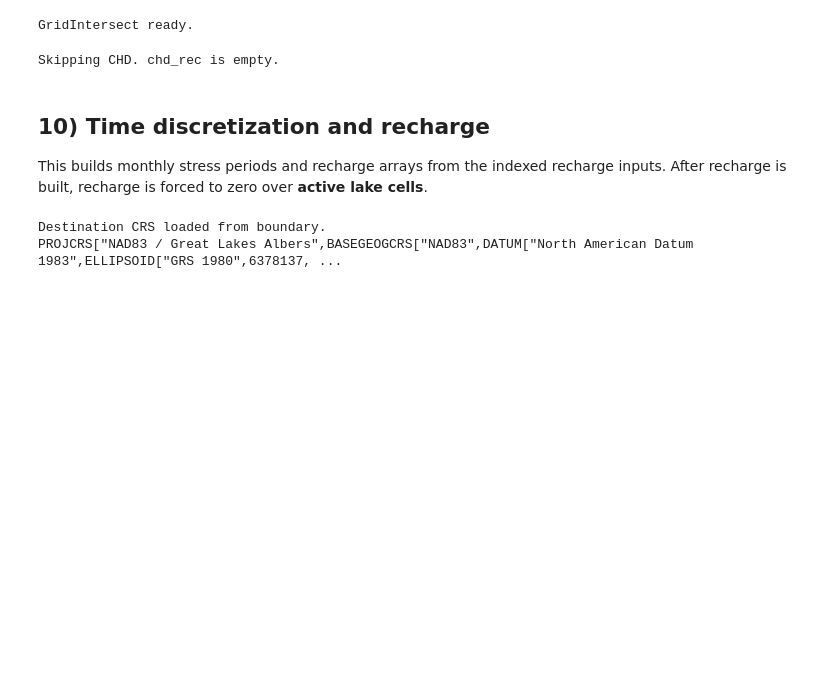
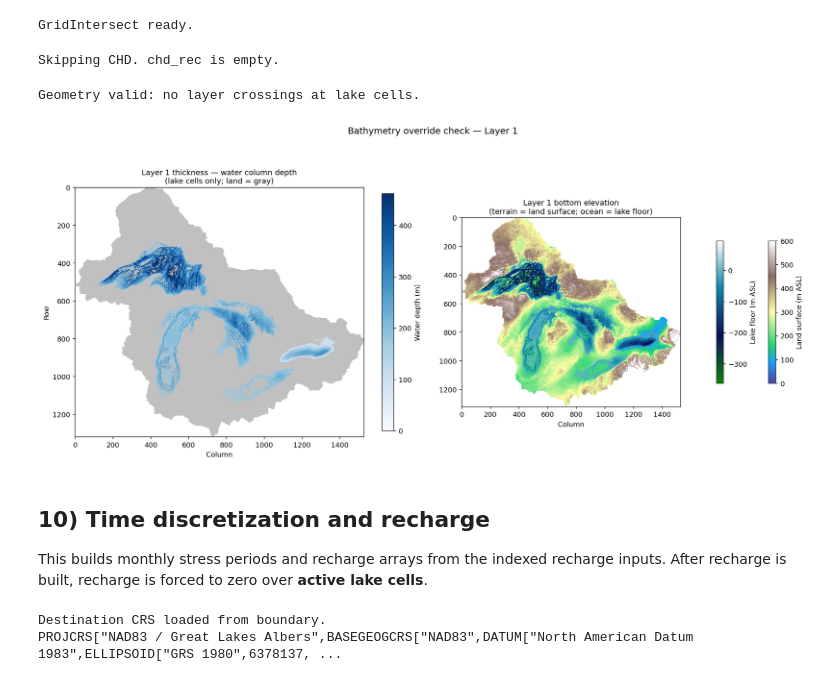
Before and after one commit to saminab/GreatLakesProject, a Jupyter notebook: flopysim/Modeflow6_SImulation.ipynb, the cells around one changed output. Cells and saved outputs as stored; diff of their text form; code cells hidden in the pictures; blank space fills up the shorter version.

Commit message:
Add the Lake Bathmethry to the bottom of Layer 1(modeltop)

```diff
--- a/flopysim/Modeflow6_SImulation.ipynb
+++ b/flopysim/Modeflow6_SImulation.ipynb
@@ -623,6 +699,79 @@ dfChd = pd.DataFrame(columns=["row", "col", "head"])
 print("Skipping CHD. chd_rec is empty.")
 # %% [output]
 Skipping CHD. chd_rec is empty.
+# %%
+# ---- verify no layer crossings at lake cells ----
+geom_ok = True
+for k in range(1, nlay):
+    top_k   = top2d if k == 0 else botm3d[k - 1]
+    thk_k   = top_k - botm3d[k]
+    bad_lake = lake_bathy_mask & (thk_k <= 0)
+    if bad_lake.any():
+        print(f"Layer {k+1} crossing at {int(bad_lake.sum())} lake cells")
+        geom_ok = False
+if geom_ok:
+    print("Geometry valid: no layer crossings at lake cells.")
+# %% [output]
+Geometry valid: no layer crossings at lake cells.
+# %%
+import matplotlib.pyplot as plt
+import matplotlib.colors as mcolors
+import numpy as np
+
+fig, axes = plt.subplots(1, 2, figsize=(16, 7), dpi=130)
+
+active = id2d == 1
+lake   = lake_bathy_mask          # cells where bathymetry was applied
+
+# ── LEFT: water-column depth at lake cells; land shown as neutral gray ─────
+depth_all = top2d - botm3d[0]     # ~0.25 m on land, full depth on lakes
+
+# gray background for active land cells
+land_gray = np.full_like(depth_all, np.nan)
+land_gray[active & ~lake] = 1.0
+axes[0].imshow(land_gray, origin="upper", cmap="Greys", vmin=0, vmax=1,
+               alpha=0.25, interpolation="nearest")
+
+# blue water depth (lakes only)
+lake_depth = np.where(lake, depth_all, np.nan)
+vmax_depth = np.nanpercentile(lake_depth, 99)          # clip extreme outliers
+im0 = axes[0].imshow(lake_depth, origin="upper", cmap="Blues",
+                     vmin=0, vmax=vmax_depth, interpolation="nearest")
+plt.colorbar(im0, ax=axes[0], label="Water depth (m)", shrink=0.75)
+axes[0].set_title("Layer 1 thickness — water column depth\n(lake cells only; land = gray)",
+                  fontsize=11)
+axes[0].set_xlabel("Column"); axes[0].set_ylabel("Row")
+
+# ── RIGHT: land topography + lake-floor elevation on one map ───────────────
+b0 = botm3d[0].copy()
+
+# land surface elevation
+land_elev = np.where(active & ~lake, top2d, np.nan)
+im1 = axes[1].imshow(land_elev, origin="upper", cmap="terrain",
+                     vmin=0, vmax=600, interpolation="nearest", alpha=0.9)
+cb1 = plt.colorbar(im1, ax=axes[1], label="Land surface (m ASL)",
+                   shrink=0.45, pad=0.02, location="right")
+
+# lake-floor elevation (overlaid)
+lake_floor = np.where(lake, b0, np.nan)
+floor_min  = np.nanmin(lake_floor)
+floor_max  = np.nanmax(lake_floor)
+im2 = axes[1].imshow(lake_floor, origin="upper", cmap="ocean",
+                     vmin=floor_min, vmax=floor_max,
+                     interpolation="nearest", alpha=0.95)
+cb2 = plt.colorbar(im2, ax=axes[1], label="Lake floor (m ASL)",
+                   shrink=0.45, pad=0.12, location="right")
+
+axes[1].set_title("Layer 1 bottom elevation\n(terrain = land surface; ocean = lake floor)",
+                  fontsize=11)
+axes[1].set_xlabel("Column")
+
+plt.suptitle("Bathymetry override check — Layer 1", fontsize=13, y=1.01)
+plt.tight_layout()
+plt.savefig("layer1_bottom_check_v2.png", dpi=150, bbox_inches="tight")
+plt.show()
+# %% [output]
+[figure, added]
 # %% [markdown]
 ## 10) Time discretization and recharge
 
```
Also changed, not shown: parts of 16 cells of this notebook, 5 other files.
